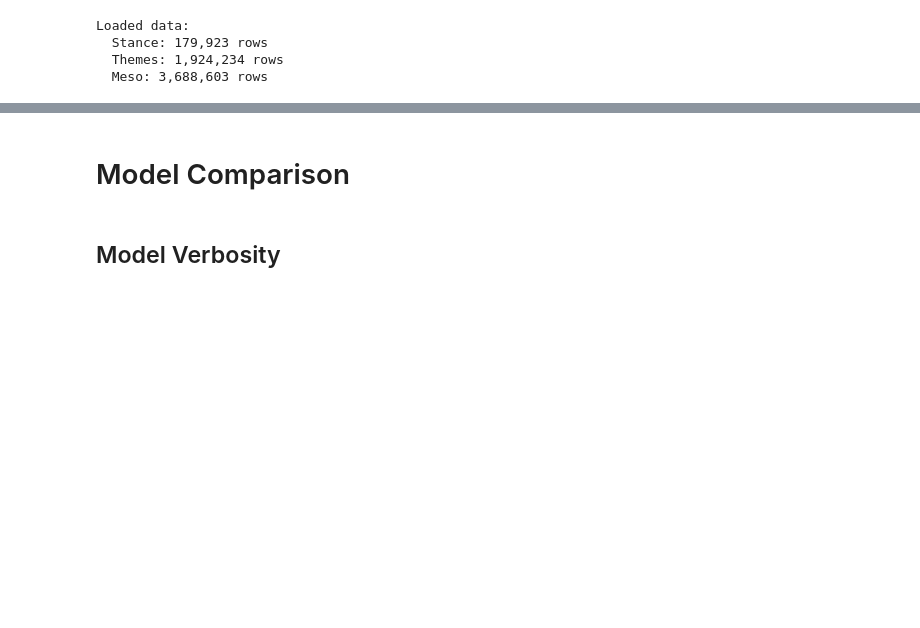
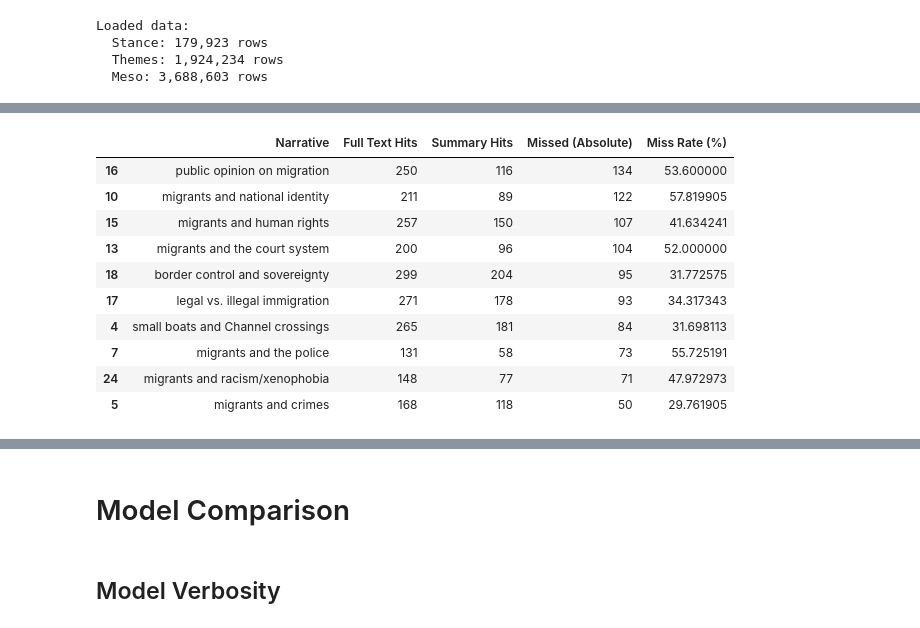
Before and after one commit to oii-seeing-migration/MigNar_FrontEnd_Streamlit, a Jupyter notebook: validation_and_model_comparison.ipynb, the cells around one changed output, grey strips where cells are left out. Drawn from its saved outputs; the diff is of its cells as text; code cells hidden in the pictures; blank space fills up the shorter version.

```diff
--- a/validation_and_model_comparison.ipynb
+++ b/validation_and_model_comparison.ipynb
@@ -101,0 +388,83 @@ Loaded data:
+# %%
+import sqlite3
+import pandas as pd
+from collections import Counter
+from IPython.display import display
+
+# Relies strictly on the globally registered fetch_paired_annotations()
+# and parsing function from the above cell which applies the
+# VALID_THEMES and VALID_MESO_PAIRS constraints.
+
+with sqlite3.connect(DB_PATH) as conn:
+    for task in ['themes', 'meso']:
+        df = fetch_paired_annotations(conn, task)
+        if df.empty:
+            continue
+
+        df['parsed_set'] = df.apply(lambda row: parse_annotation_array(row['annotation_parsed'], task), axis=1)
+        df['type'] = df['is_on_full_text'].apply(lambda x: 'Full Text' if x == 1 else 'Summary')
+
+        # Build Ensemble Model dynamically
+        ensemble_rows = []
+        for (aid, type_), group in df.groupby(['article_id', 'type']):
+            item_counts = Counter()
+            for items in group['parsed_set']:
+                item_counts.update(items)
+            # Ensemble logic: >= 2 models agree
+            ensemble_set = {item for item, count in item_counts.items() if count >= 2}
+            ensemble_rows.append({'article_id': aid, 'type': type_, 'parsed_set': ensemble_set})
+
+        ens_df = pd.DataFrame(ensemble_rows)
+
+        pivot = ens_df.pivot_table(
+            index='article_id', columns='type', values='parsed_set', aggfunc='first'
+        ).dropna()
+
+        full_counts = Counter()
+        sum_counts = Counter()
+
+        for _, row in pivot.iterrows():
+            if len(row['Full Text']) == 0:
+                continue
+            full_counts.update(row['Full Text'])
+            sum_counts.update(row['Summary'])
+
+        diff_data = []
+        for item, f_count in full_counts.items():
+            s_count = sum_counts.get(item, 0)
+            missed_abs = f_count - s_count
+            missed_pct = (missed_abs / f_count) * 100 if f_count > 0 else 0
+
+            # Format the item name nicely for tuples
+            item_name = f"{item[0]} -> {item[1]}" if isinstance(item, tuple) else item
+
+            diff_data.append({
+                'Narrative': item_name,
+                'Full Text Hits': f_count,
+                'Summary Hits': s_count,
+                'Missed (Absolute)': missed_abs,
+                'Miss Rate (%)': missed_pct
+            })
+
+        diff_df = pd.DataFrame(diff_data)
+
+        if diff_df.empty:
+            continue
+
+        # Filter for items that appear at least 5 times in the full text to avoid noise
+        diff_df = diff_df[diff_df['Full Text Hits'] >= 5]
+
+        # Sort by the highest absolute misses and highest miss rate
+        top_missed = diff_df.sort_values(by=['Missed (Absolute)', 'Miss Rate (%)'], ascending=[False, False])
+
+        print(f"=== Most Discriminated {task.capitalize()} (Ensemble, Taxonomy-Filtered) ===")
+        display(top_missed.head(10))
+
+        # Output a cleanly formatted string that can be sent to the LLM for the writeup
+        if task == 'meso':
+            print("\n--- COPY-PASTE THIS REPORT FOR THE LLM ---")
+            print("The following meso narratives are most frequently lost when using summaries instead of full texts:\n")
+            for _, r in top_missed.head(10).iterrows():
+                print(f"- **{r['Narrative']}**: Found in full text {r['Full Text Hits']} times, but missed in summary {r['Missed (Absolute)']} times ({r['Miss Rate (%)']:.1f}% miss rate).")
+            print("------------------------------------------\n")
+# %% [output]
@@ -101,0 +472,11 @@ Loaded data:
+|  | Narrative | Full Text Hits | Summary Hits | Missed (Absolute) | Miss Rate (%) |
+| 16 | public opinion on migration | 250 | 116 | 134 | 53.600000 |
+| 10 | migrants and national identity | 211 | 89 | 122 | 57.819905 |
+| 15 | migrants and human rights | 257 | 150 | 107 | 41.634241 |
+| 13 | migrants and the court system | 200 | 96 | 104 | 52.000000 |
+| 18 | border control and sovereignty | 299 | 204 | 95 | 31.772575 |
+| 17 | legal vs. illegal immigration | 271 | 178 | 93 | 34.317343 |
+| 4 | small boats and Channel crossings | 265 | 181 | 84 | 31.698113 |
+| 7 | migrants and the police | 131 | 58 | 73 | 55.725191 |
+| 24 | migrants and racism/xenophobia | 148 | 77 | 71 | 47.972973 |
+| 5 | migrants and crimes | 168 | 118 | 50 | 29.761905 |
```
Also changed, not shown: parts of 7 cells of this notebook, 3 other files.
